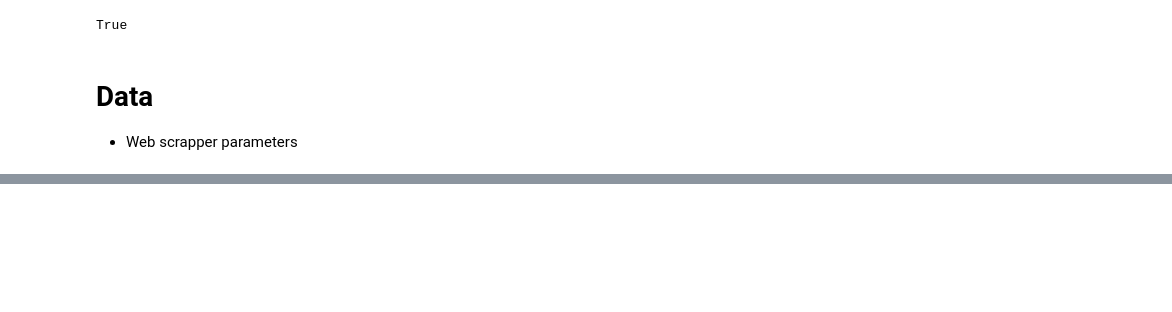
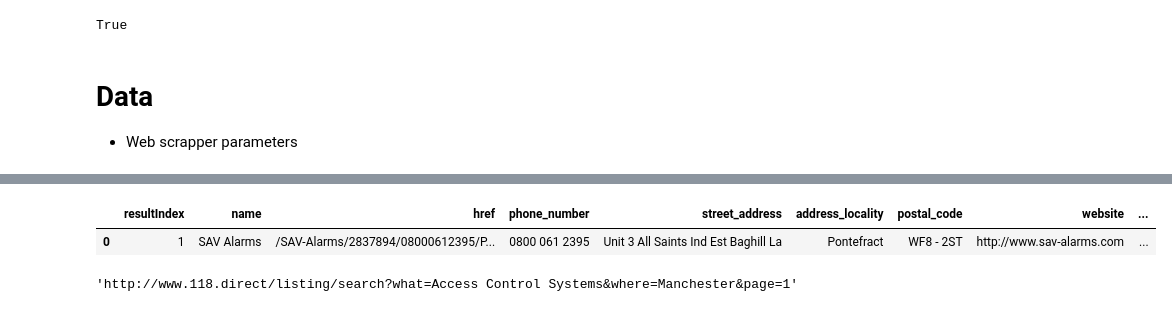
Before and after one commit to ARashitov/DEV_apache_airflow_baseline, a Jupyter notebook: notebooks/03_WEB_SCRAPPING_PROTOTYPE.ipynb, the cells around one changed output, grey strips where cells are left out. Drawn from its saved outputs; the diff is of its cells as text; code cells hidden in the pictures; blank space fills up the shorter version.

Commit message:
UPDATE: finish implementation of prototype web scrapper.

```diff
--- a/notebooks/03_WEB_SCRAPPING_PROTOTYPE.ipynb
+++ b/notebooks/03_WEB_SCRAPPING_PROTOTYPE.ipynb
@@ -71,4 +72,4 @@ TABLE_NAME="WEB_SCRAPPER_PARAMETERS"
 
 
 RDS_ENGINE = sqlalchemy.create_engine(os.environ['RDS_ENDPOINT'])
-pd.read_sql(f'select * from public."{TABLE_NAME}"', con=RDS_ENGINE)
+parameters = pd.read_sql(f'select * from public."{TABLE_NAME}"', con=RDS_ENGINE)
@@ -88,0 +185,7 @@ pd.read_sql(f'select * from public."{TABLE_NAME}"', con=RDS_ENGINE)
+# %%
+Scrapper().scrape(parameters['full_url'][1])
+parameters['full_url'][1]
+# %% [output]
+|  | resultIndex | name | href | phone_number | street_address | address_locality | postal_code | website | ... |
+| 0 | 1 | SAV Alarms | /SAV-Alarms/2837894/08000612395/P... | 0800 061 2395 | Unit 3 All Saints Ind Est Baghill La | Pontefract | WF8 - 2ST | http://www.sav-alarms.com | ... |
+'http://www.118.direct/listing/search?what=Access Control Systems&where=Manchester&page=1'
```
Also changed, not shown: parts of 8 cells of this notebook, 4 other files.
